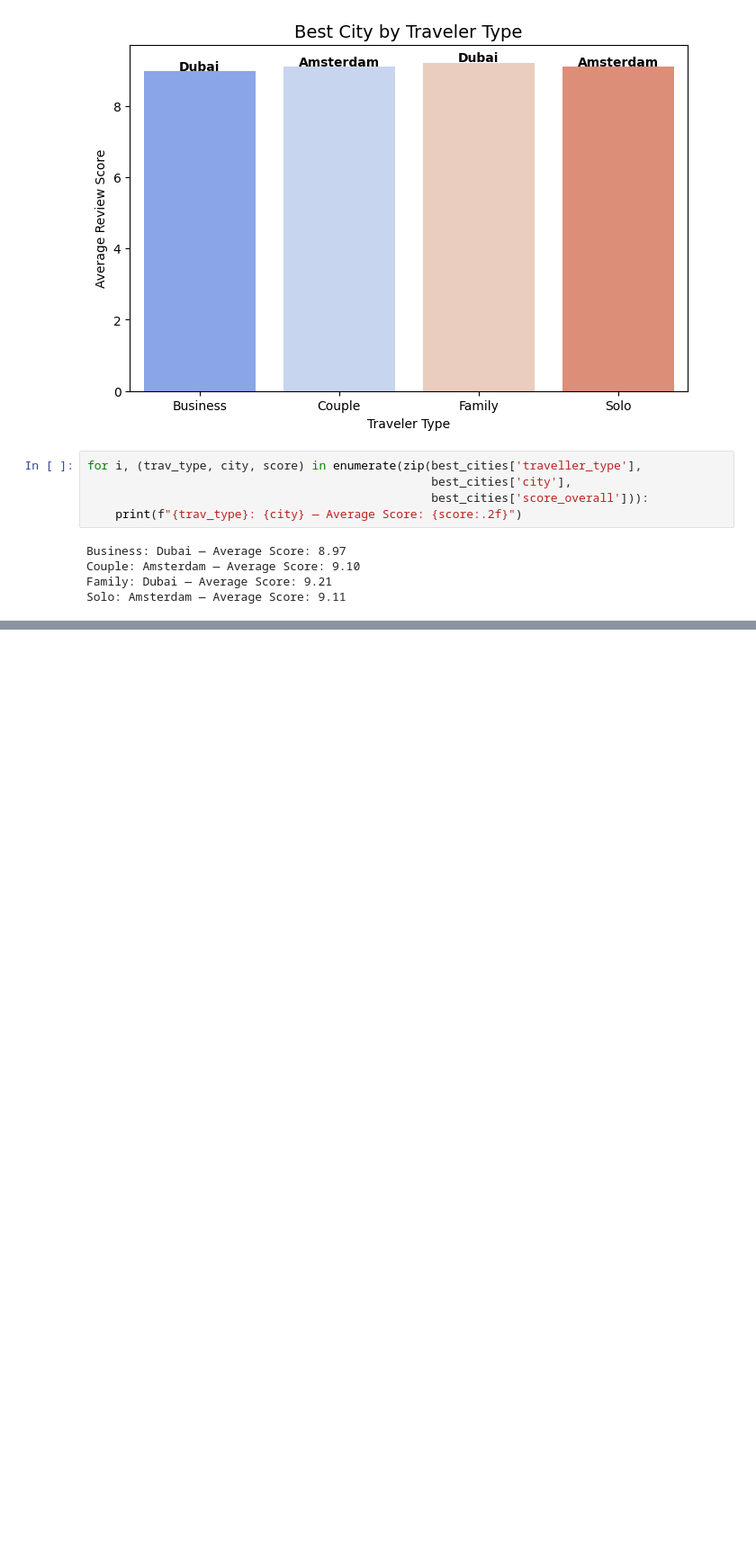
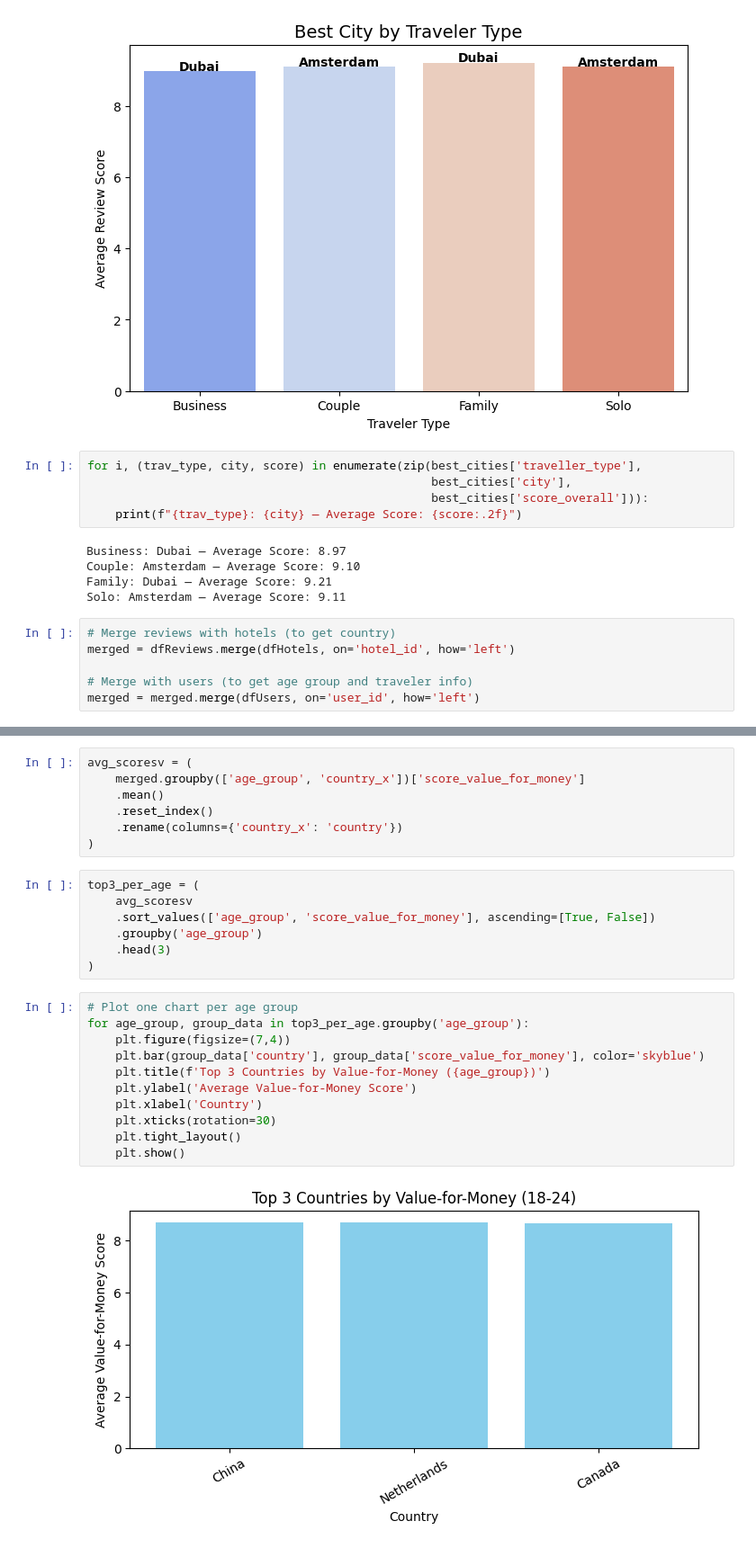
Before and after one commit to AbdulrahmanBassem/ACL_Team-63, a Jupyter notebook: acl-milestone-1.ipynb, the cells around one changed output, grey strips where cells are left out. Shown at 90% size. Saved outputs shown, nothing was run; the diff lists cells and outputs as text; blank space fills up the shorter version.

```diff
--- a/acl-milestone-1.ipynb
+++ b/acl-milestone-1.ipynb
@@ -285,3 +284,9 @@ Business: Dubai — Average Score: 8.97
 Couple: Amsterdam — Average Score: 9.10
 Family: Dubai — Average Score: 9.21
 Solo: Amsterdam — Average Score: 9.11
+# %%
+# Merge reviews with hotels (to get country)
+merged = dfReviews.merge(dfHotels, on='hotel_id', how='left')
+
+# Merge with users (to get age group and traveler info)
+merged = merged.merge(dfUsers, on='user_id', how='left')
@@ -287,0 +305,27 @@ Solo: Amsterdam — Average Score: 9.11
+# %%
+avg_scoresv = (
+    merged.groupby(['age_group', 'country_x'])['score_value_for_money']
+    .mean()
+    .reset_index()
+    .rename(columns={'country_x': 'country'})
+)
+# %%
+top3_per_age = (
+    avg_scoresv
+    .sort_values(['age_group', 'score_value_for_money'], ascending=[True, False])
+    .groupby('age_group')
+    .head(3)
+)
+# %%
+# Plot one chart per age group
+for age_group, group_data in top3_per_age.groupby('age_group'):
+    plt.figure(figsize=(7,4))
+    plt.bar(group_data['country'], group_data['score_value_for_money'], color='skyblue')
+    plt.title(f'Top 3 Countries by Value-for-Money ({age_group})')
+    plt.ylabel('Average Value-for-Money Score')
+    plt.xlabel('Country')
+    plt.xticks(rotation=30)
+    plt.tight_layout()
+    plt.show()
+# %% [output]
+[figure, added]
```
Also changed, not shown: parts of 5 cells of this notebook.
